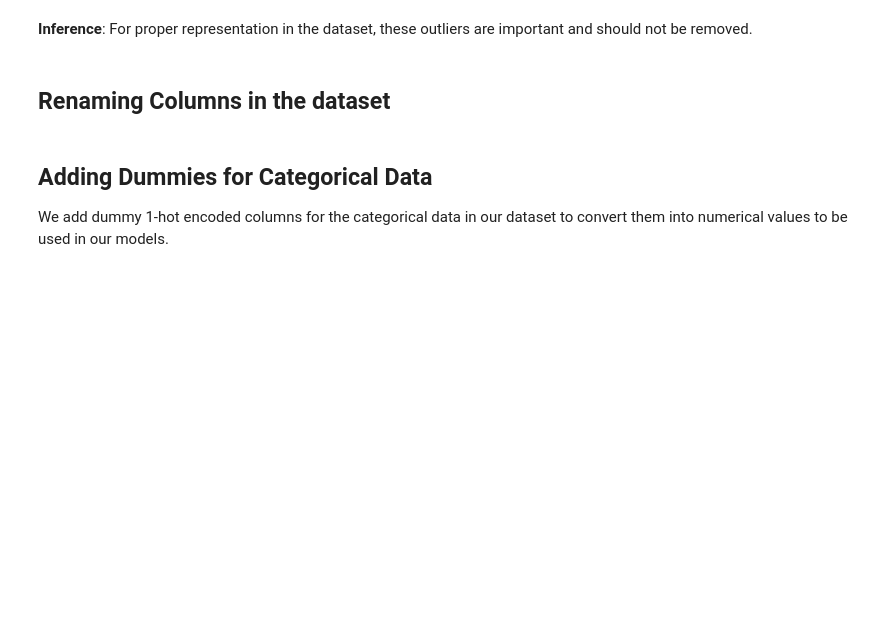
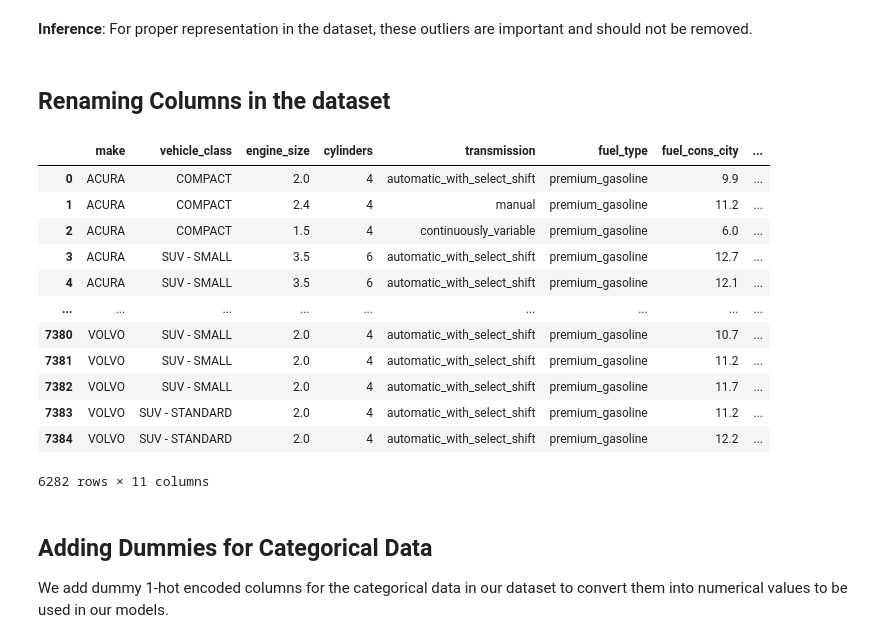
Before and after one commit to Neo-Panther/ML-Project-Predicting-Emissions, a Jupyter notebook: Team16_Project/Team16_Project.ipynb, the cells around one changed output. Cells and saved outputs as stored; diff of their text form; code cells hidden in the pictures; blank space fills up the shorter version.

```diff
--- a/Team16_Project/Team16_Project.ipynb
+++ b/Team16_Project/Team16_Project.ipynb
@@ -312,24 +312,39 @@ for feature in dataset.select_dtypes(include=np.number).columns:
 # %%
 # Change the column names and makes them useful for the future
 renamed_columns = {
   'Make' : "make",
   'Vehicle Class': 'vehicle_class',
   'Engine Size(L)': 'engine_size',
   'Cylinders': 'cylinders',
   'Transmission' : 'transmission',
   'Fuel Type': 'fuel_type',
   'Fuel Consumption City (L/100 km)': 'fuel_cons_city',
   'Fuel Consumption Hwy (L/100 km)': 'fuel_cons_hwy',
   'Fuel Consumption Comb (L/100 km)': 'fuel_cons_comb',
   'Fuel Consumption Comb (mpg)': 'fuel_cons_comb_mpg',
   'CO2 Emissions(g/km)': 'co2'
 }
 dataset["Fuel Type"] = np.where(dataset["Fuel Type"]=="Z", "premium_gasoline", dataset["Fuel Type"])
 dataset["Fuel Type"] = np.where(dataset["Fuel Type"]=="X", "regular_gasoline", dataset["Fuel Type"])
 dataset["Fuel Type"] = np.where(dataset["Fuel Type"]=="D", "diesel", dataset["Fuel Type"])
 dataset["Fuel Type"] = np.where(dataset["Fuel Type"]=="E", "ethanol", dataset["Fuel Type"])
 dataset["Fuel Type"] = np.where(dataset["Fuel Type"]=="N", "natural_gas", dataset["Fuel Type"])
 dataset.rename(renamed_columns, axis='columns', inplace=True)
+dataset
+# %% [output]
+|  | make | vehicle_class | engine_size | cylinders | transmission | fuel_type | fuel_cons_city | ... |
+| 0 | ACURA | COMPACT | 2.0 | 4 | automatic_with_select_shift | premium_gasoline | 9.9 | ... |
+| 1 | ACURA | COMPACT | 2.4 | 4 | manual | premium_gasoline | 11.2 | ... |
+| 2 | ACURA | COMPACT | 1.5 | 4 | continuously_variable | premium_gasoline | 6.0 | ... |
+| 3 | ACURA | SUV - SMALL | 3.5 | 6 | automatic_with_select_shift | premium_gasoline | 12.7 | ... |
+| 4 | ACURA | SUV - SMALL | 3.5 | 6 | automatic_with_select_shift | premium_gasoline | 12.1 | ... |
+| ... | ... | ... | ... | ... | ... | ... | ... | ... |
+| 7380 | VOLVO | SUV - SMALL | 2.0 | 4 | automatic_with_select_shift | premium_gasoline | 10.7 | ... |
+| 7381 | VOLVO | SUV - SMALL | 2.0 | 4 | automatic_with_select_shift | premium_gasoline | 11.2 | ... |
+| 7382 | VOLVO | SUV - SMALL | 2.0 | 4 | automatic_with_select_shift | premium_gasoline | 11.7 | ... |
+| 7383 | VOLVO | SUV - STANDARD | 2.0 | 4 | automatic_with_select_shift | premium_gasoline | 11.2 | ... |
+| 7384 | VOLVO | SUV - STANDARD | 2.0 | 4 | automatic_with_select_shift | premium_gasoline | 12.2 | ... |
+6282 rows × 11 columns
 # %% [markdown]
 ## Adding Dummies for Categorical Data
 We add dummy 1-hot encoded columns for the categorical data in our dataset to convert them into numerical values to be used in our models.
```
Also changed, not shown: parts of 8 cells of this notebook, 5 other files.
